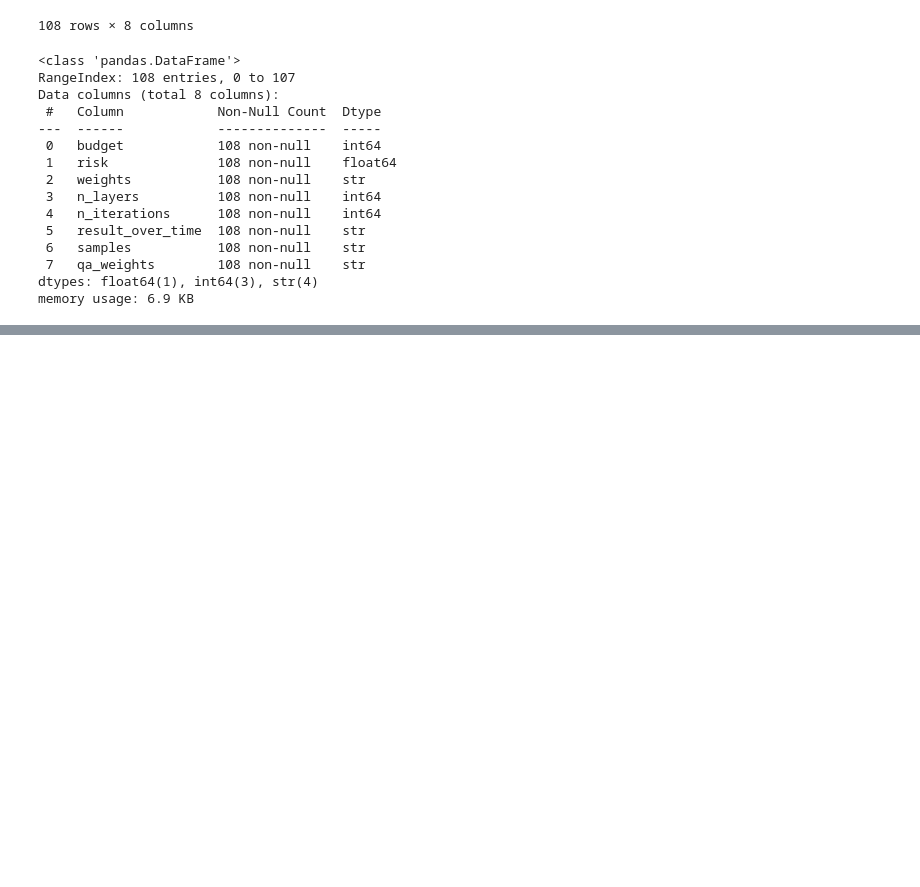
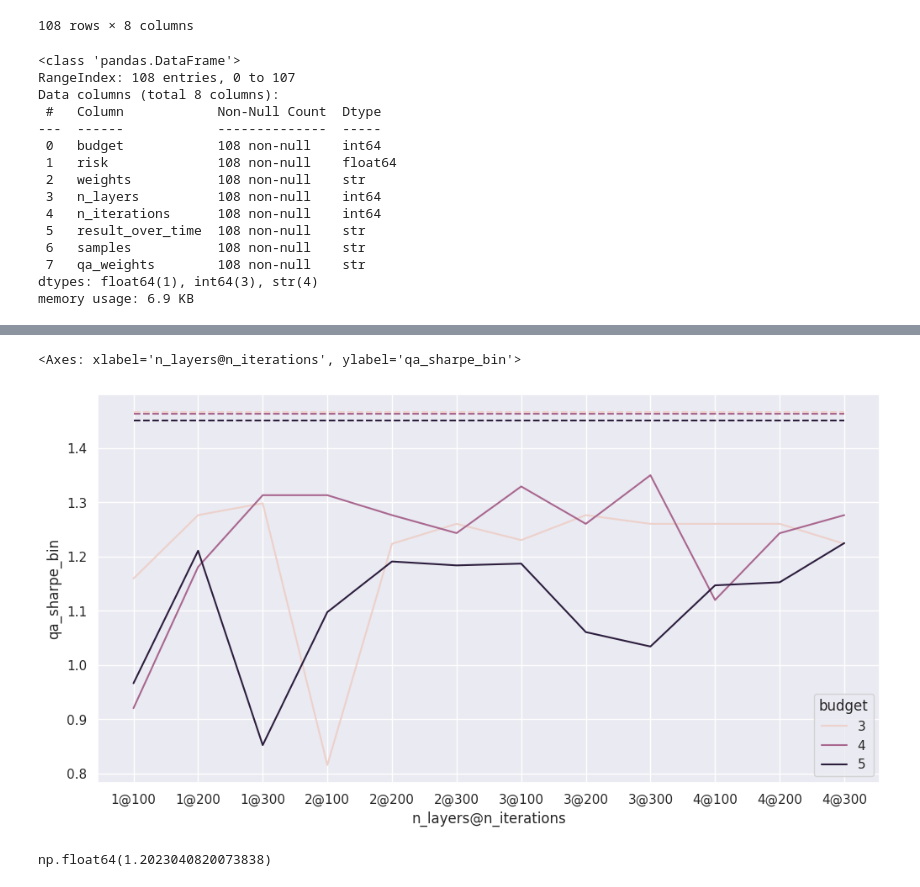
Before and after one commit to floatn/QML-for-finance, a Jupyter notebook: qaoa_analysis.ipynb, the cells around one changed output, grey strips where cells are left out. Cells and saved outputs as stored; diff of their text form; code cells hidden in the pictures; blank space fills up the shorter version.

```diff
--- a/qaoa_analysis.ipynb
+++ b/qaoa_analysis.ipynb
@@ -97,0 +196,6 @@ data_out['samples'] = data_out['samples'].apply(lambda x: x.strip('[]').split())
+# %%
+data_out2 = data_out[['budget', 'n_layers', 'n_iterations', 'sharpe', 'qa_sharpe_bin', 'qa_sharpe_sc']].drop_duplicates()
+# %%
+data_out3 = data_out2.sort_values(by=['n_layers', 'n_iterations'])
+data_out3['n_layers@n_iterations'] = data_out3.apply(lambda x: str(int(x['n_layers'])) + '@' + str(int(x['n_iterations'])), axis=1)
+data_out3.drop(columns=['n_layers', 'n_iterations'], inplace=True)
@@ -97,0 +205,12 @@ data_out['samples'] = data_out['samples'].apply(lambda x: x.strip('[]').split())
+# %%
+#for i, b in enumerate(data_out2['budget'].unique()):
+sns.set(rc={"figure.figsize": (12, 6)})
+ax = sns.lineplot(data_out3, x='n_layers@n_iterations', y='qa_sharpe_bin', hue='budget', errorbar=None)
+sns.lineplot(data_out3, x='n_layers@n_iterations', y='sharpe', hue='budget', ax=ax, linestyle='--', errorbar=None, legend=False)
+# %% [output]
+<Axes: xlabel='n_layers@n_iterations', ylabel='qa_sharpe_bin'>
+[figure, added]
+# %%
+(np.array(12*[0.5]) @ mu_train - 0.035) / np.sqrt(np.array(12*[0.5]) @ sigma_train @ np.array(12*[0.5]))
+# %% [output]
+np.float64(1.2023040820073838)
```
Also changed, not shown: parts of 21 cells of this notebook.
